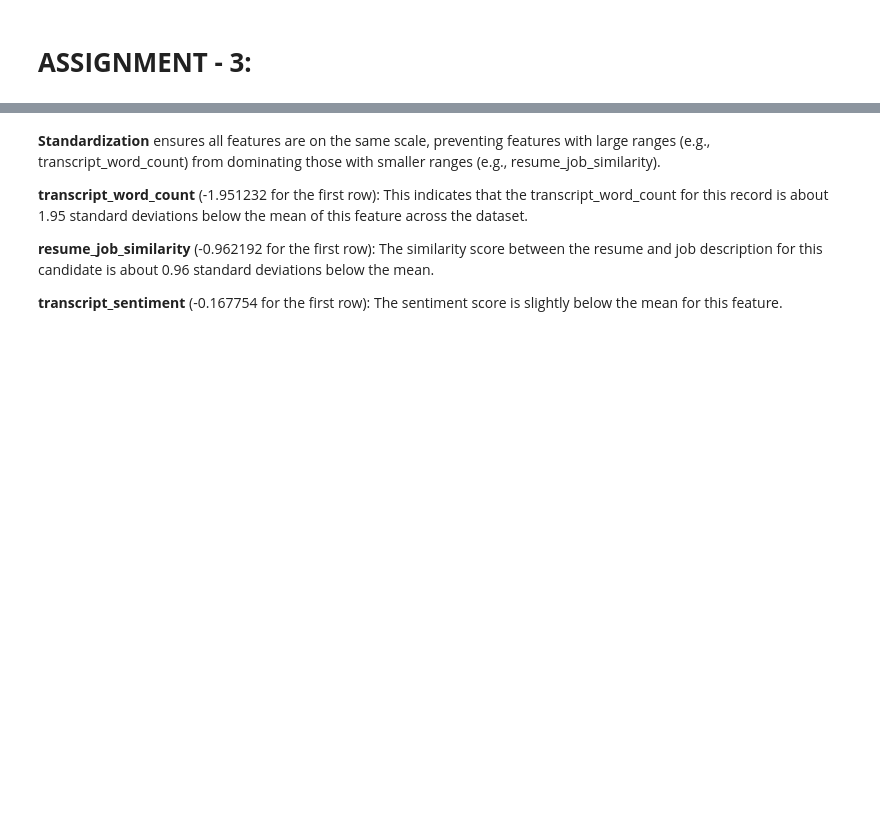
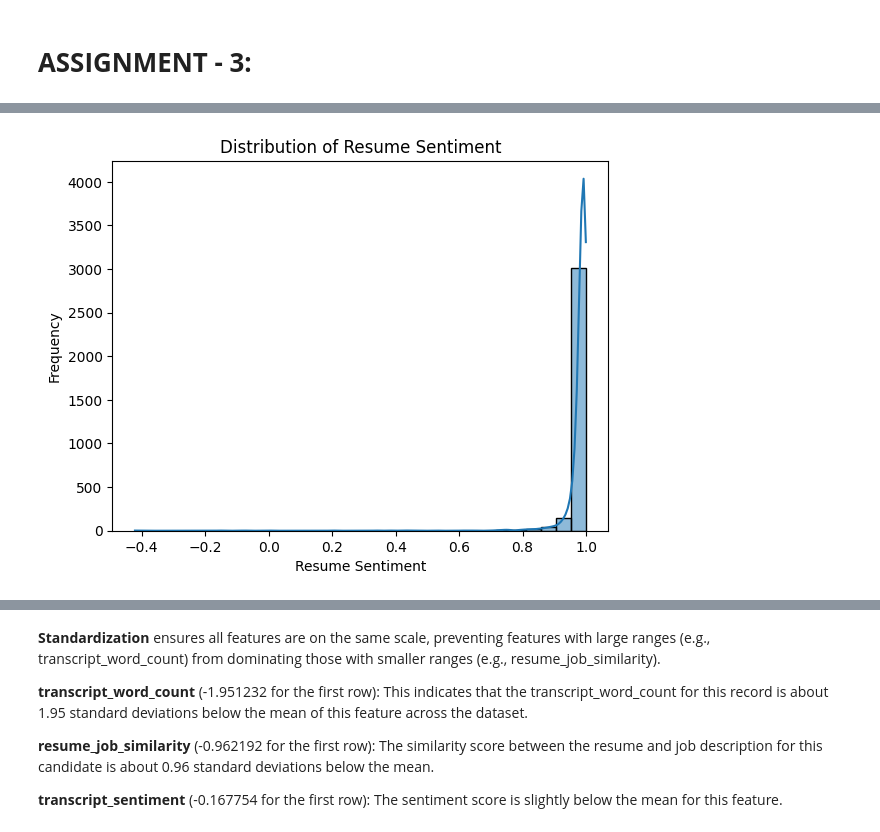
Before and after one commit to RohithMacharla11/-AI-Driven-Recruitment-Pipeline, a Jupyter notebook: Exploratory_Data_Analysis.ipynb, the cells around one changed output, grey strips where cells are left out. Drawn from its saved outputs; the diff is of its cells as text; code cells hidden in the pictures; blank space fills up the shorter version.

```diff
--- a/Exploratory_Data_Analysis.ipynb
+++ b/Exploratory_Data_Analysis.ipynb
@@ -438,0 +453,6 @@ Added additional features such as word count for resume and transcript, and simi
+# %%
+from nltk.tokenize import sent_tokenize
+
+final_data['transcript_length_sentences'] = final_data['transcript'].apply(
+    lambda x: len(sent_tokenize(x)) if pd.notnull(x) else 0
+)
@@ -438,0 +472,17 @@ Added additional features such as word count for resume and transcript, and simi
+# %%
+from nltk.sentiment import SentimentIntensityAnalyzer
+import nltk
+
+# Download VADER model
+nltk.download('vader_lexicon')
+sia = SentimentIntensityAnalyzer()
+
+# Function to calculate compound sentiment score
+def calculate_vader_sentiment(text):
+    if pd.isnull(text) or text.strip() == '':
+        return 0  # Assign 0 sentiment for empty or null text
+    sentiment = sia.polarity_scores(text)
+    return sentiment['compound']  # Compound score ranges from -1 (negative) to 1 (positive)
+
+# Apply to the 'resume' column
+final_data['resume_sentiment'] = final_data['resume'].apply(calculate_vader_sentiment)
@@ -438,0 +492,12 @@ Added additional features such as word count for resume and transcript, and simi
+# %%
+import seaborn as sns
+import matplotlib.pyplot as plt
+
+# Plot sentiment distribution
+sns.histplot(final_data['resume_sentiment'], kde=True, bins=30)
+plt.title("Distribution of Resume Sentiment")
+plt.xlabel("Resume Sentiment")
+plt.ylabel("Frequency")
+plt.show()
+# %% [output]
+[figure, added]
```
Also changed, not shown: parts of 47 cells of this notebook.
